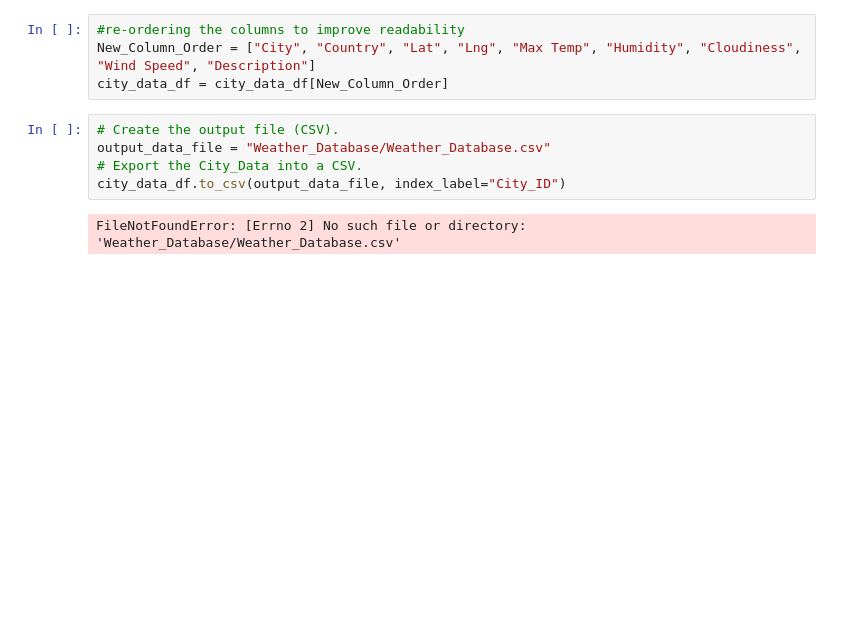
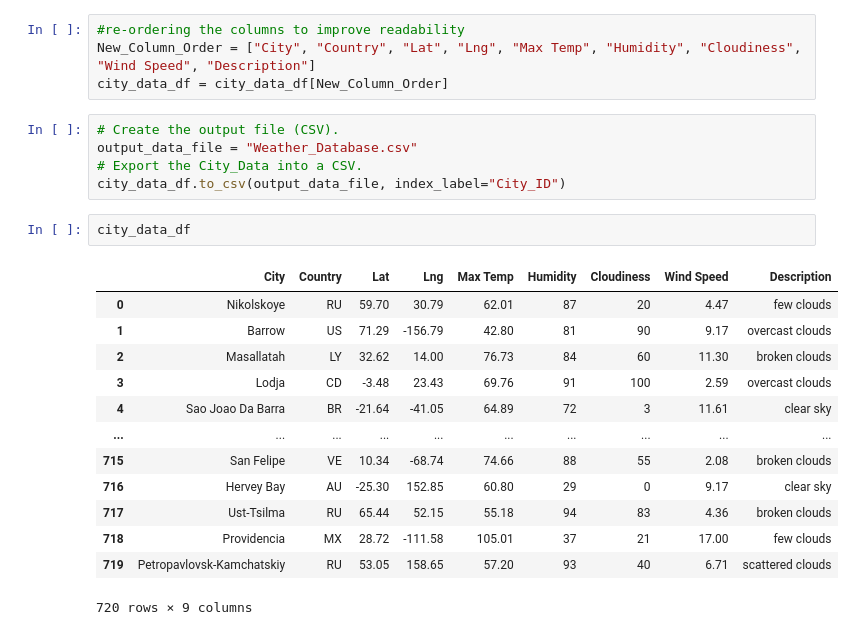
Before and after one commit to kylegross/World_Weather_Analysis, a Jupyter notebook: Weather_Database/Weather_Database.ipynb, the cells around one changed output. Cells and saved outputs as stored; diff of their text form; blank space fills up the shorter version.

```diff
--- a/Weather_Database/Weather_Database.ipynb
+++ b/Weather_Database/Weather_Database.ipynb
@@ -170,8 +150,22 @@ New_Column_Order = ["City", "Country", "Lat", "Lng", "Max Temp", "Humidity", "Cl
 city_data_df = city_data_df[New_Column_Order]
 # %%
 # Create the output file (CSV).
-output_data_file = "Weather_Database/Weather_Database.csv"
+output_data_file = "Weather_Database.csv"
 # Export the City_Data into a CSV.
 city_data_df.to_csv(output_data_file, index_label="City_ID")
-# %% [output]
-FileNotFoundError: [Errno 2] No such file or directory: 'Weather_Database/Weather_Database.csv'
+# %%
+city_data_df
+# %% [output]
+|  | City | Country | Lat | Lng | Max Temp | Humidity | Cloudiness | Wind Speed | Description |
+| 0 | Nikolskoye | RU | 59.70 | 30.79 | 62.01 | 87 | 20 | 4.47 | few clouds |
+| 1 | Barrow | US | 71.29 | -156.79 | 42.80 | 81 | 90 | 9.17 | overcast clouds |
+| 2 | Masallatah | LY | 32.62 | 14.00 | 76.73 | 84 | 60 | 11.30 | broken clouds |
+| 3 | Lodja | CD | -3.48 | 23.43 | 69.76 | 91 | 100 | 2.59 | overcast clouds |
+| 4 | Sao Joao Da Barra | BR | -21.64 | -41.05 | 64.89 | 72 | 3 | 11.61 | clear sky |
+| ... | ... | ... | ... | ... | ... | ... | ... | ... | ... |
+| 715 | San Felipe | VE | 10.34 | -68.74 | 74.66 | 88 | 55 | 2.08 | broken clouds |
+| 716 | Hervey Bay | AU | -25.30 | 152.85 | 60.80 | 29 | 0 | 9.17 | clear sky |
+| 717 | Ust-Tsilma | RU | 65.44 | 52.15 | 55.18 | 94 | 83 | 4.36 | broken clouds |
+| 718 | Providencia | MX | 28.72 | -111.58 | 105.01 | 37 | 21 | 17.00 | few clouds |
+| 719 | Petropavlovsk-Kamchatskiy | RU | 53.05 | 158.65 | 57.20 | 93 | 40 | 6.71 | scattered clouds |
+720 rows × 9 columns
```
Also changed, not shown: parts of 4 cells of this notebook, 1 other file.
